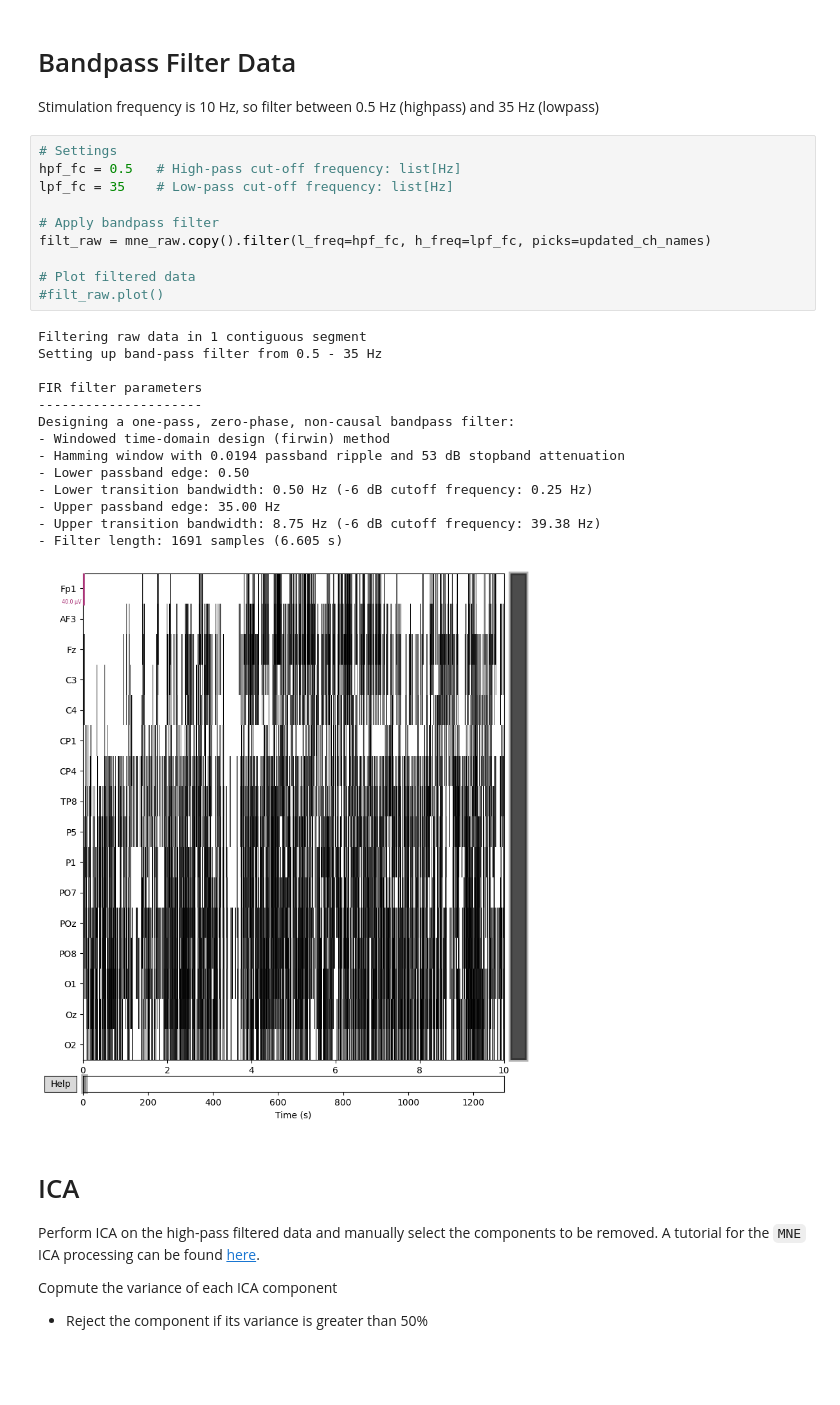
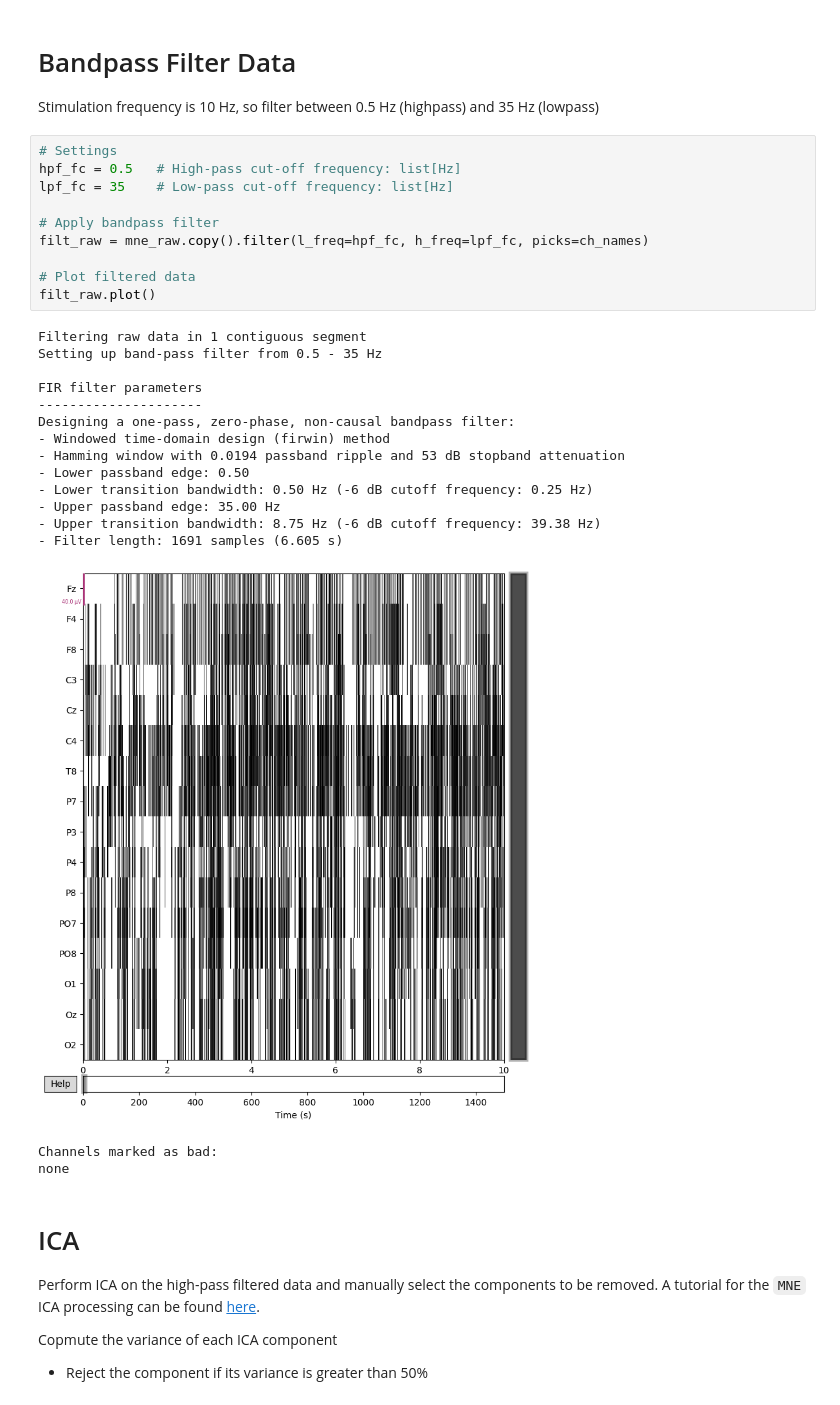
Before and after one commit to kirtonBCIlab/ES_Masters, a Jupyter notebook: Masters-Processing/preprocess.ipynb, the cells around one changed output. Cells and saved outputs as stored; diff of their text form; blank space fills up the shorter version.

```diff
--- a/Masters-Processing/preprocess.ipynb
+++ b/Masters-Processing/preprocess.ipynb
@@ -102,28 +98,30 @@ Stimulation frequency is 10 Hz, so filter between 0.5 Hz (highpass) and 35 Hz (l
 # %%
 # Settings
 hpf_fc = 0.5   # High-pass cut-off frequency: list[Hz]
 lpf_fc = 35    # Low-pass cut-off frequency: list[Hz]
 
 # Apply bandpass filter
-filt_raw = mne_raw.copy().filter(l_freq=hpf_fc, h_freq=lpf_fc, picks=updated_ch_names)
+filt_raw = mne_raw.copy().filter(l_freq=hpf_fc, h_freq=lpf_fc, picks=ch_names)
 
 # Plot filtered data
-#filt_raw.plot()
+filt_raw.plot()
 # %% [output]
 Filtering raw data in 1 contiguous segment
 Setting up band-pass filter from 0.5 - 35 Hz
 
 FIR filter parameters
 ---------------------
 Designing a one-pass, zero-phase, non-causal bandpass filter:
 - Windowed time-domain design (firwin) method
 - Hamming window with 0.0194 passband ripple and 53 dB stopband attenuation
 - Lower passband edge: 0.50
 - Lower transition bandwidth: 0.50 Hz (-6 dB cutoff frequency: 0.25 Hz)
 - Upper passband edge: 35.00 Hz
 - Upper transition bandwidth: 8.75 Hz (-6 dB cutoff frequency: 39.38 Hz)
 - Filter length: 1691 samples (6.605 s)
-[figure, old version]
+[figure, new version]
+Channels marked as bad:
+none
 # %% [markdown]
 # ICA
 Perform ICA on the high-pass filtered data and manually select the components to be removed. A tutorial for the `MNE` ICA processing can be found [here](https://mne.tools/stable/auto_tutorials/preprocessing/40_artifact_correction_ica.html).
```
Also changed, not shown: parts of 10 cells of this notebook, 3 other files.
